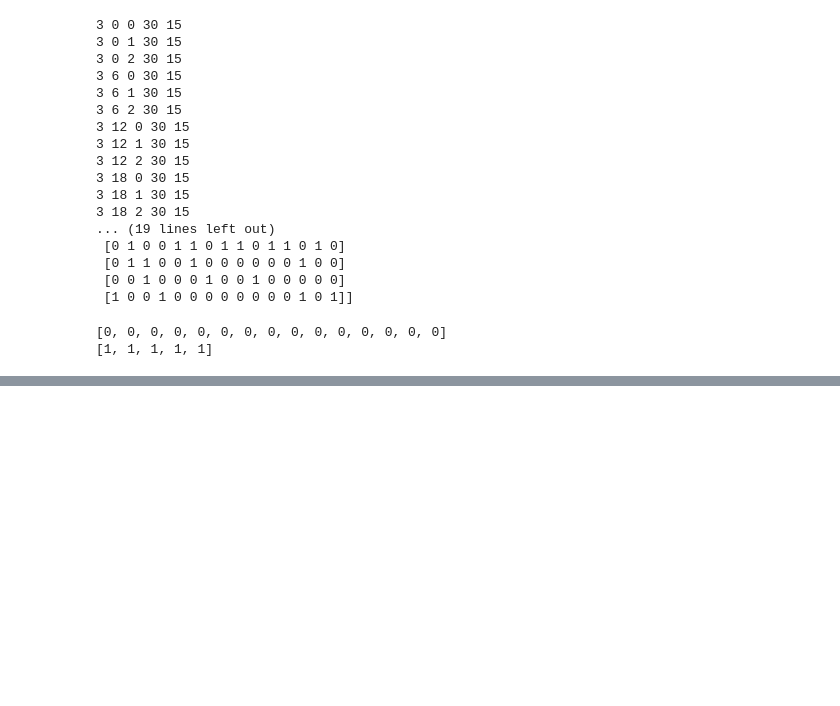
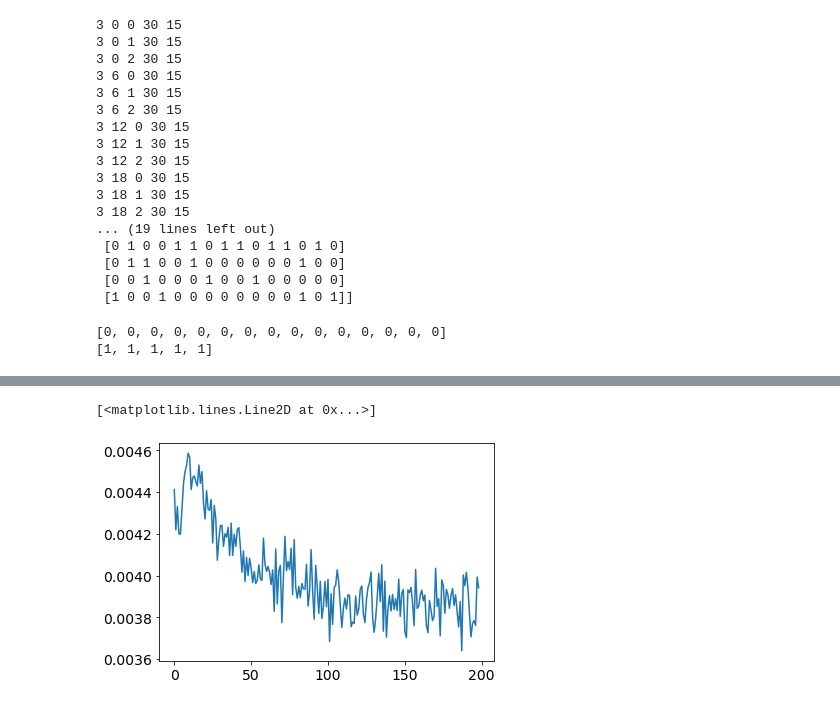
Before and after one commit to davbac/LCP-modB, a Jupyter notebook: ex2-Copy1.ipynb, the cells around one changed output, grey strips where cells are left out. Cells and saved outputs as stored; diff of their text form; code cells hidden in the pictures; blank space fills up the shorter version.

```diff
--- a/ex2-Copy1.ipynb
+++ b/ex2-Copy1.ipynb
@@ -355,3 +455,8 @@ Denoised
 | 9 | 1 | 0 | 1 | 1 | 0 | 0 | 0 | 0 | 0 | 0 | 0 | ... |
 | 10 | 0 | 0 | 0 | 0 | 0 | 0 | 1 | 0 | 1 | 1 | 0 | ... |
 | 11 | 0 | 1 | 1 | 1 | 0 | 0 | 0 | 1 | 1 | 0 | 0 | ... |
+# %%
+plt.plot([i[3] for i in alist][1:])
+# %% [output]
+[<matplotlib.lines.Line2D at 0x...>]
+[figure, added]
```
Also changed, not shown: parts of 8 cells of this notebook, 3 other files.
